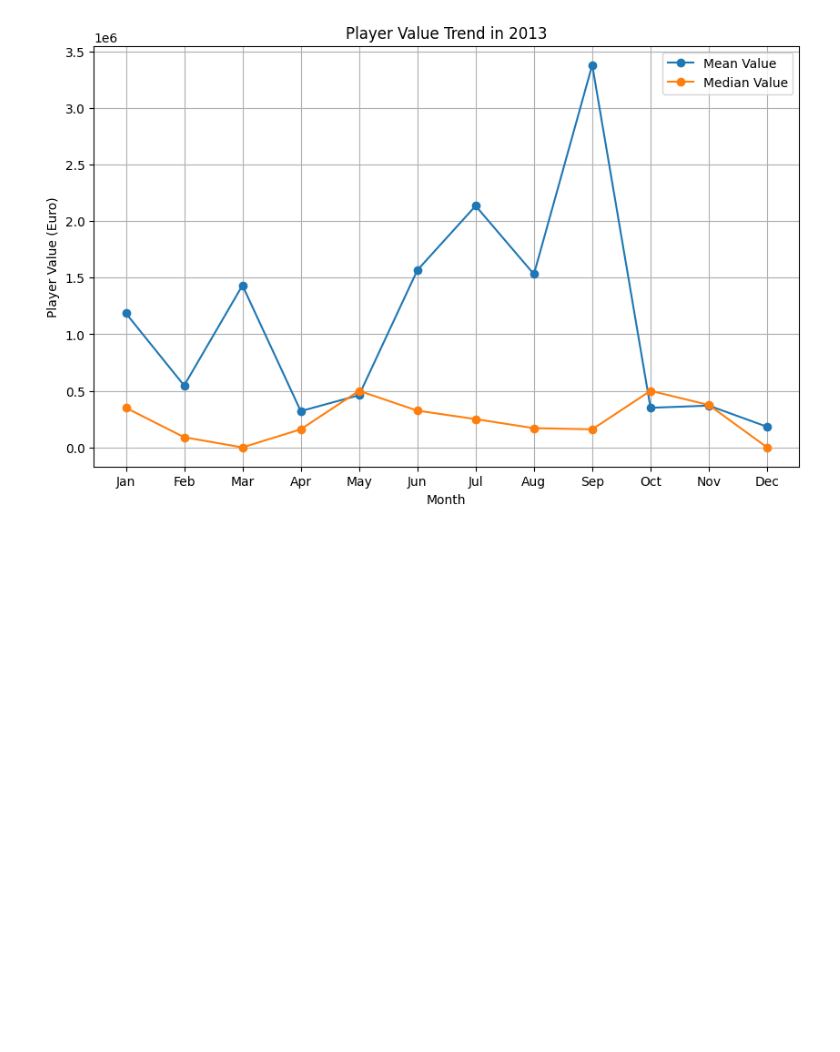
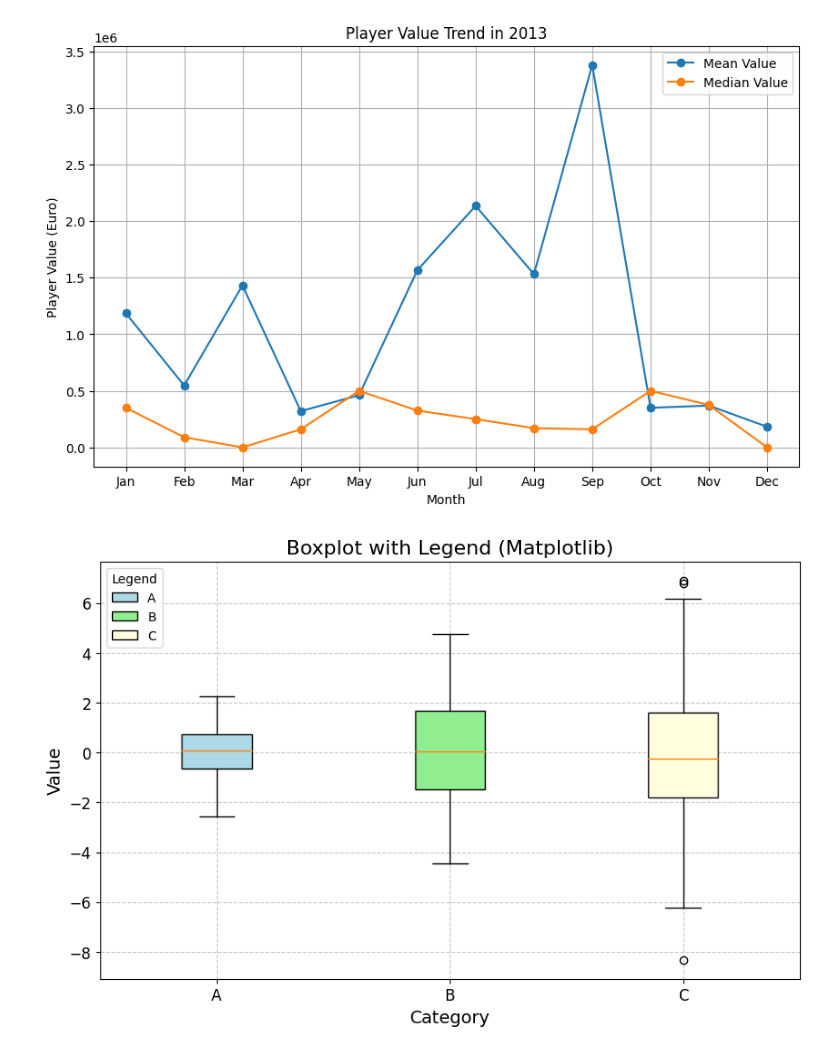
Before and after one commit to mukoubuchi/kaggle, a Jupyter notebook: dataviz-badging-practical-examination.ipynb, the cells around one changed output. Drawn from its saved outputs; the diff is of its cells as text; code cells hidden in the pictures; blank space fills up the shorter version.

```diff
--- a/dataviz-badging-practical-examination.ipynb
+++ b/dataviz-badging-practical-examination.ipynb
@@ -174,3 +227,34 @@ Try using .loc[row_indexer,col_indexer] = value instead
 See the caveats in the documentation: https://pandas.pydata.org/pandas-docs/stable/user_guide/indexing.html#returning-a-view-versus-a-copy
   player_data_2013['Value'] = player_data_2013['Value'].astype(float)
 [figure]
+# %%
+import matplotlib.pyplot as plt
+import numpy as np
+
+# Sample data
+np.random.seed(0)
+data = [np.random.normal(0, std, 100) for std in range(1, 4)]
+
+# Create boxplot
+plt.figure(figsize=(10, 6))
+bp = plt.boxplot(data, patch_artist=True)
+
+# Customizing box colors
+colors = ['lightblue', 'lightgreen', 'lightyellow']
+for patch, color in zip(bp['boxes'], colors):
+    patch.set_facecolor(color)
+
+# Add legend
+legend_labels = ['A', 'B', 'C']
+plt.legend(bp['boxes'], legend_labels, title='Legend', loc='upper left')
+
+# Customize plot
+plt.title('Boxplot with Legend (Matplotlib)', fontsize=16)
+plt.xlabel('Category', fontsize=14)
+plt.ylabel('Value', fontsize=14)
+plt.xticks([1, 2, 3], ['A', 'B', 'C'], fontsize=12)
+plt.yticks(fontsize=12)
+plt.grid(True, linestyle='--', alpha=0.7)
+plt.show()
+# %% [output]
+[figure, added]
```
Also changed, not shown: parts of 4 cells of this notebook.
